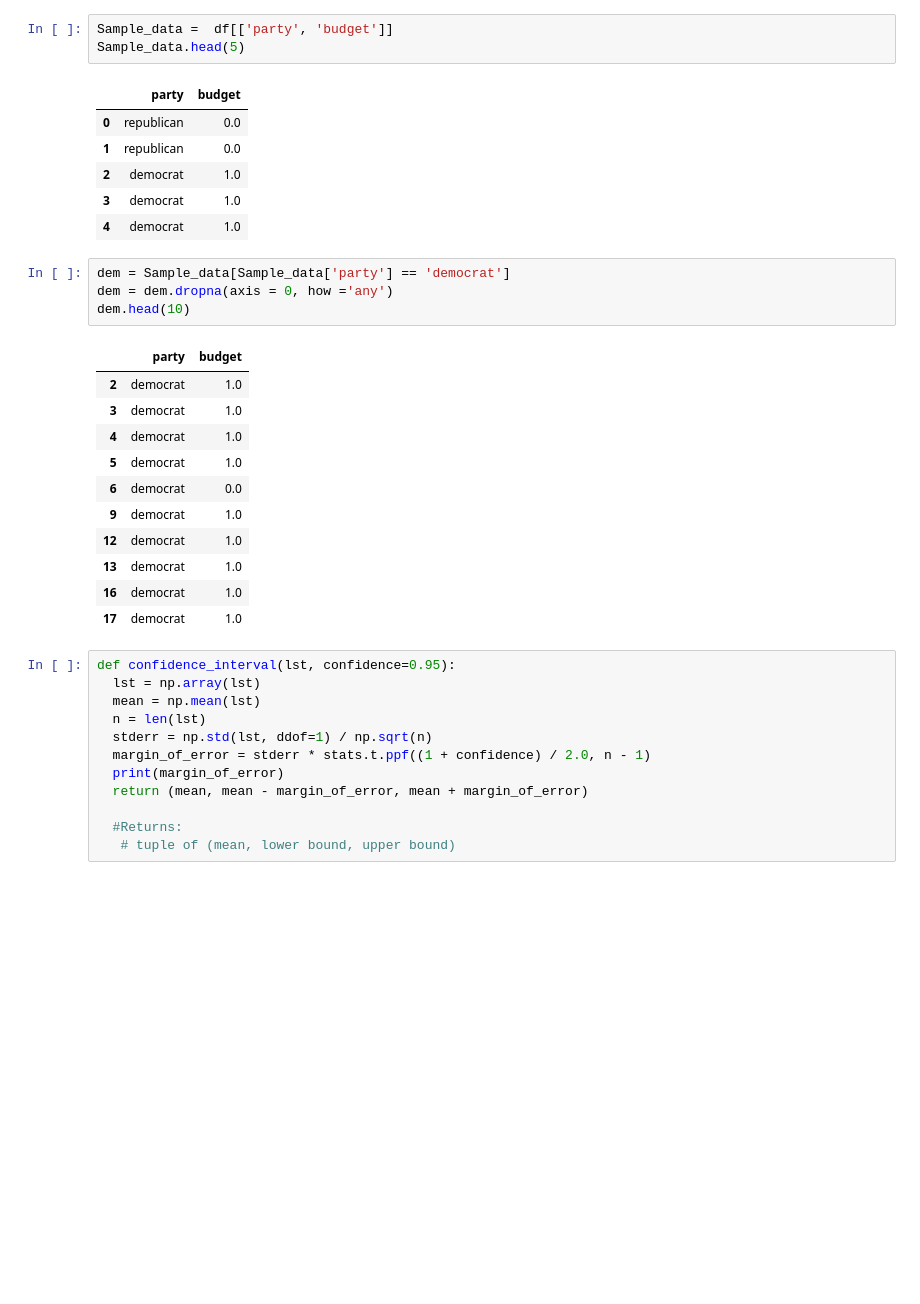
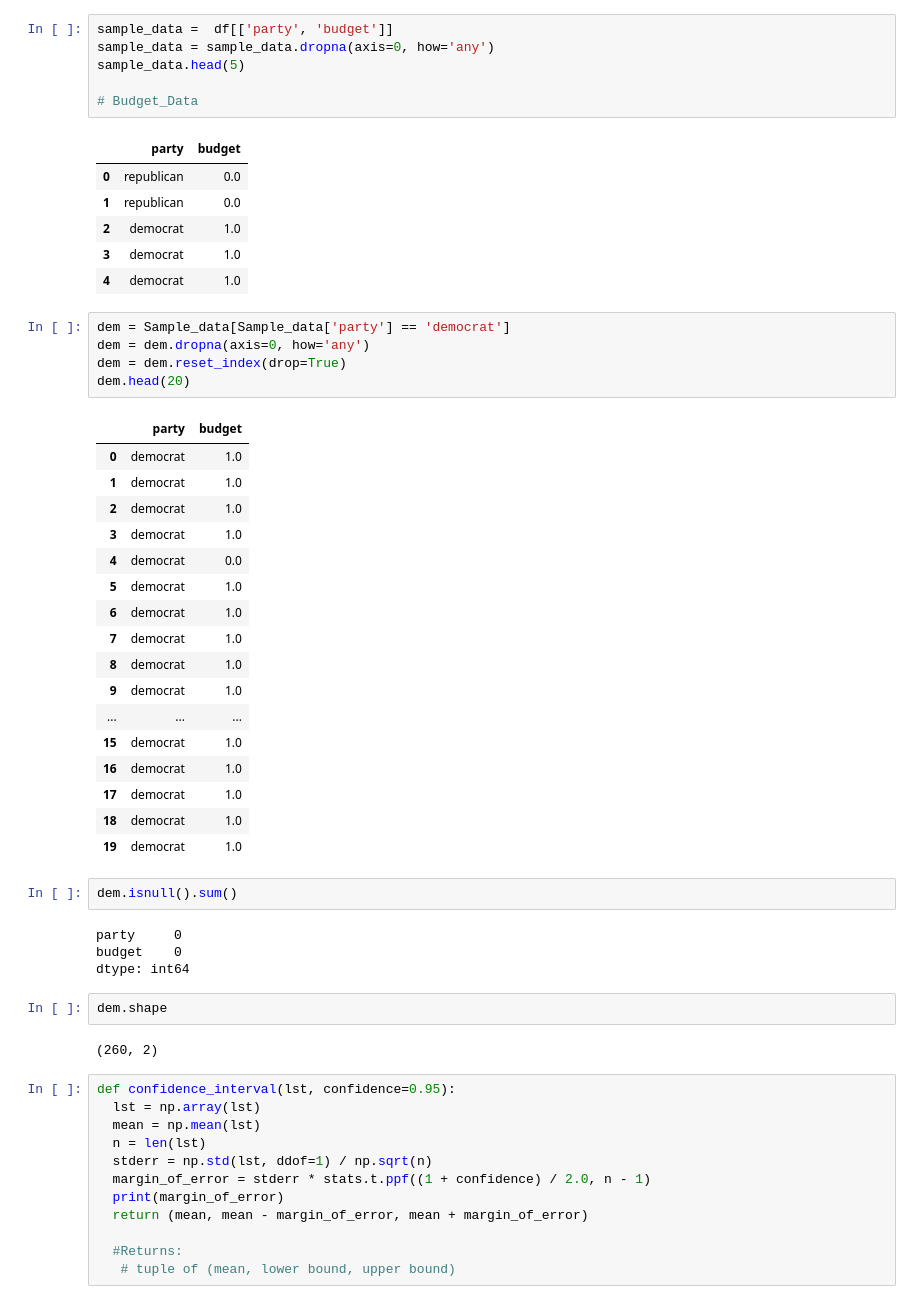
Before and after one commit to fuse999/DS-Unit-1-Sprint-3-Statistical-Tests-and-Experiments, a Jupyter notebook: module2-sampling-confidence-intervals-and-hypothesis-testing/Drive_LS_DS_132_Sampling_Confidence_Intervals_and_Hypothesis_Testing_Assignment.ipynb, the cells around one changed output. Drawn from its saved outputs; the diff is of its cells as text; blank space fills up the shorter version.

```diff
--- a/module2-sampling-confidence-intervals-and-hypothesis-testing/Drive_LS_DS_132_Sampling_Confidence_Intervals_and_Hypothesis_Testing_Assignment.ipynb
+++ b/module2-sampling-confidence-intervals-and-hypothesis-testing/Drive_LS_DS_132_Sampling_Confidence_Intervals_and_Hypothesis_Testing_Assignment.ipynb
@@ -118,8 +117,11 @@ df.mode()
 |  | party | handicapped-infants | water-project | budget | physician-fee-freeze | el-salvador-aid | ... |
 | 0 | democrat | 0.0 | 1.0 | 1.0 | 0.0 | 1.0 | ... |
 # %%
-Sample_data =  df[['party', 'budget']]
-Sample_data.head(5)
+sample_data =  df[['party', 'budget']]
+sample_data = sample_data.dropna(axis=0, how='any')
+sample_data.head(5)
+
+# Budget_Data
 # %% [output]
 |  | party | budget |
 | 0 | republican | 0.0 |
@@ -129,20 +131,37 @@ Sample_data.head(5)
 | 4 | democrat | 1.0 |
 # %%
 dem = Sample_data[Sample_data['party'] == 'democrat']
-dem = dem.dropna(axis = 0, how ='any')
-dem.head(10)
+dem = dem.dropna(axis=0, how='any')
+dem = dem.reset_index(drop=True)
+dem.head(20)
 # %% [output]
 |  | party | budget |
+| 0 | democrat | 1.0 |
+| 1 | democrat | 1.0 |
 | 2 | democrat | 1.0 |
 | 3 | democrat | 1.0 |
-| 4 | democrat | 1.0 |
+| 4 | democrat | 0.0 |
 | 5 | democrat | 1.0 |
-| 6 | democrat | 0.0 |
+| 6 | democrat | 1.0 |
+| 7 | democrat | 1.0 |
+| 8 | democrat | 1.0 |
 | 9 | democrat | 1.0 |
-| 12 | democrat | 1.0 |
-| 13 | democrat | 1.0 |
+| ... | ... | ... |
+| 15 | democrat | 1.0 |
 | 16 | democrat | 1.0 |
 | 17 | democrat | 1.0 |
+| 18 | democrat | 1.0 |
+| 19 | democrat | 1.0 |
+# %%
+dem.isnull().sum()
+# %% [output]
+party     0
+budget    0
+dtype: int64
+# %%
+dem.shape
+# %% [output]
+(260, 2)
 # %%
 def confidence_interval(lst, confidence=0.95):
   lst = np.array(lst)
```
Also changed, not shown: parts of 4 cells of this notebook.
